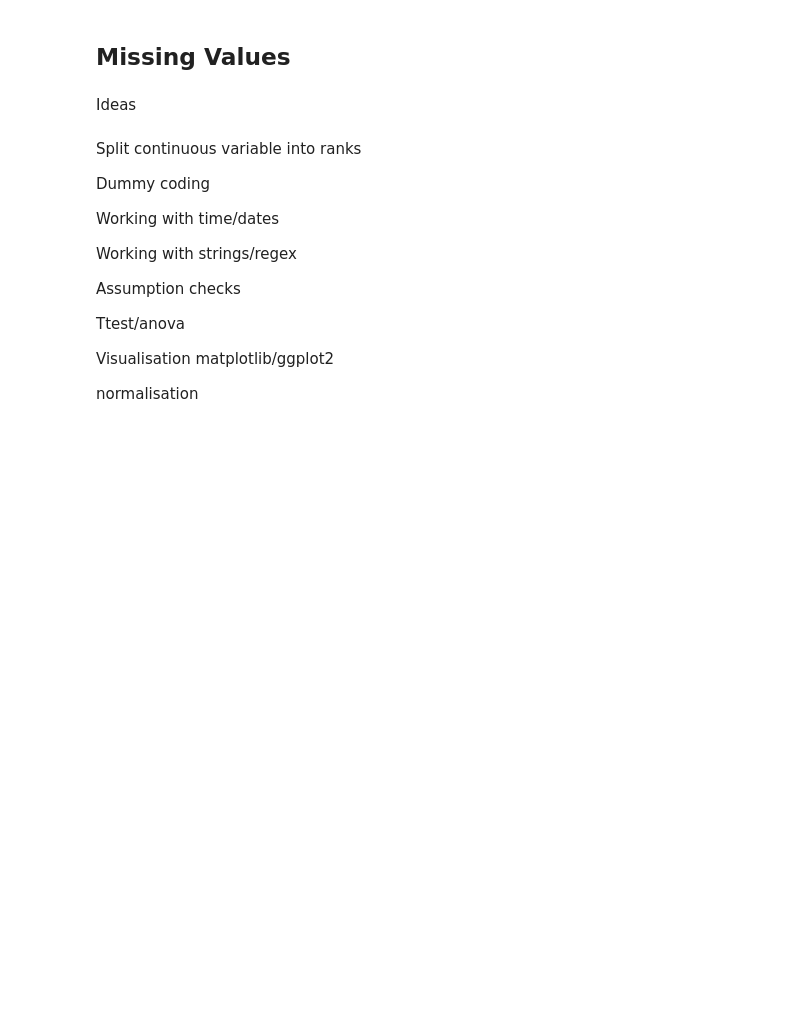
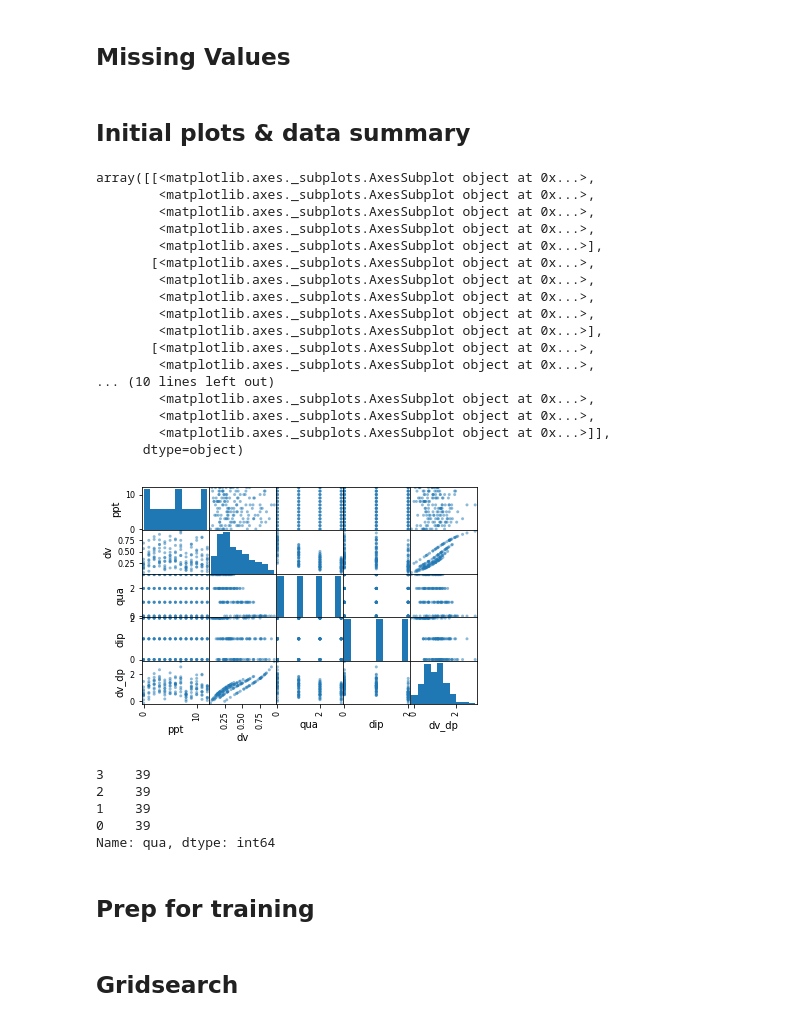
Before and after one commit to elg34/QuickReferences, a Jupyter notebook: python_cookbook.ipynb, the cells around one changed output. Drawn from its saved outputs; the diff is of its cells as text; code cells hidden in the pictures; blank space fills up the shorter version.

```diff
--- a/python_cookbook.ipynb
+++ b/python_cookbook.ipynb
@@ -3,6 +3,9 @@
 # %%
 import pandas as pd
 data = pd.read_csv('exp1_a.csv')
+
+# drop first two, irrelevant, columns
+data.drop(data.columns[0:2],axis=1,inplace=True)
 # %%
 # choose rows at random for checking
 data.sample(5)
@@ -32,21 +28,5 @@ data_na=data.fillna(0)
 from sklearn.preprocessing import Imputer
 my_imputer = Imputer()
 data_na=my_imputer.fit_transform(data)
-# %% [markdown]
-Ideas
-# %% [markdown]
-Split continuous variable into ranks
-
-Dummy coding
-
-Working with time/dates
-
-Working with strings/regex
-
-Assumption checks
-
-Ttest/anova
-
-Visualisation matplotlib/ggplot2
-
-normalisation
+# %% [markdown]
+## Initial plots & data summary
@@ -52,0 +36,36 @@ normalisation
+# %%
+%matplotlib inline
+#data.boxplot()
+#data.hist()
+from pandas.plotting import scatter_matrix
+scatter_matrix(data)
+# %% [output]
+array([[<matplotlib.axes._subplots.AxesSubplot object at 0x...>,
+        <matplotlib.axes._subplots.AxesSubplot object at 0x...>,
+        <matplotlib.axes._subplots.AxesSubplot object at 0x...>,
+        <matplotlib.axes._subplots.AxesSubplot object at 0x...>,
+        <matplotlib.axes._subplots.AxesSubplot object at 0x...>],
+       [<matplotlib.axes._subplots.AxesSubplot object at 0x...>,
+        <matplotlib.axes._subplots.AxesSubplot object at 0x...>,
+        <matplotlib.axes._subplots.AxesSubplot object at 0x...>,
+        <matplotlib.axes._subplots.AxesSubplot object at 0x...>,
+        <matplotlib.axes._subplots.AxesSubplot object at 0x...>],
+       [<matplotlib.axes._subplots.AxesSubplot object at 0x...>,
+        <matplotlib.axes._subplots.AxesSubplot object at 0x...>,
+... (10 lines left out)
+        <matplotlib.axes._subplots.AxesSubplot object at 0x...>,
+        <matplotlib.axes._subplots.AxesSubplot object at 0x...>,
+        <matplotlib.axes._subplots.AxesSubplot object at 0x...>]],
+      dtype=object)
+[figure, added]
+# %%
+# get frequencies in categorical vars
+data['qua'].value_counts()
+# %% [output]
+3    39
+2    39
+1    39
+0    39
+Name: qua, dtype: int64
+# %% [markdown]
+## Prep for training
@@ -52,0 +79,2 @@ normalisation
+# %% [markdown]
+## Gridsearch
```
Also changed, not shown: parts of 6 cells of this notebook, 1 other file.
